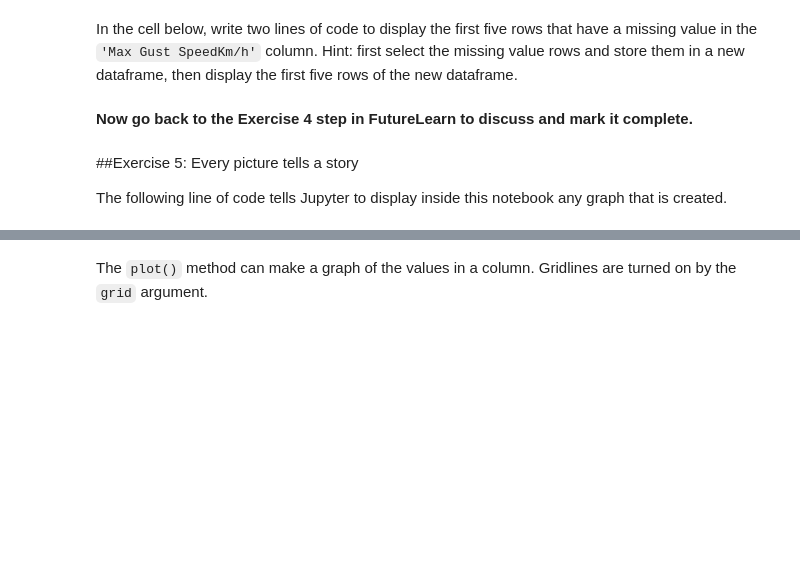
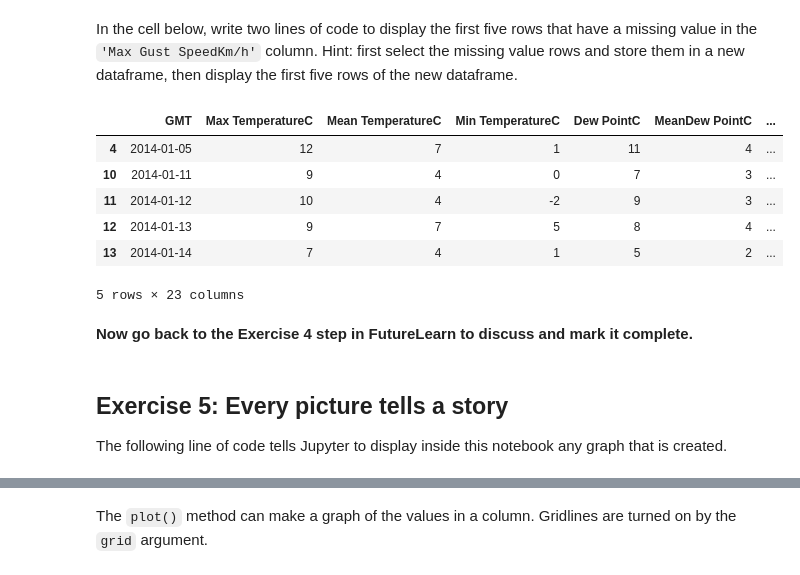
Before and after one commit to mrchrisadams/future-learn-learn-to-code, a Jupyter notebook: Week_2_exercise_notebook.ipynb, the cells around one changed output, grey strips where cells are left out. Cells and saved outputs as stored; diff of their text form; code cells hidden in the pictures; blank space fills up the shorter version.

```diff
--- a/Week_2_exercise_notebook.ipynb
+++ b/Week_2_exercise_notebook.ipynb
@@ -532,7 +537,27 @@ london
+# %%
+missingGustRows = london['Max Gust SpeedKm/h'].isnull()
+london[].head(5)
+
+# london1 = london[london['Max Gust SpeedKm/h'].isnull()]
+# london1.head(5)
+
+#missing = london['Max Gust SpeedKm/h'].isnull()
+#london[missing].head()
+
+#maxGust = london[london['Max Gust SpeedKm/h'].isnull()]
+#maxGust.head()
+# %% [output]
+|  | GMT | Max TemperatureC | Mean TemperatureC | Min TemperatureC | Dew PointC | MeanDew PointC | ... |
+| 4 | 2014-01-05 | 12 | 7 | 1 | 11 | 4 | ... |
+| 10 | 2014-01-11 | 9 | 4 | 0 | 7 | 3 | ... |
+| 11 | 2014-01-12 | 10 | 4 | -2 | 9 | 3 | ... |
+| 12 | 2014-01-13 | 9 | 7 | 5 | 8 | 4 | ... |
+| 13 | 2014-01-14 | 7 | 4 | 1 | 5 | 2 | ... |
+5 rows × 23 columns
 # %% [markdown]
 **Now go back to the Exercise 4 step in FutureLearn to discuss and mark it complete.**
 # %% [markdown]
-##Exercise 5: Every picture tells a story
+## Exercise 5: Every picture tells a story
 
 The following line of code tells Jupyter to display inside this notebook any graph that is created.
 # %%
```
Also changed, not shown: parts of 13 cells of this notebook.
